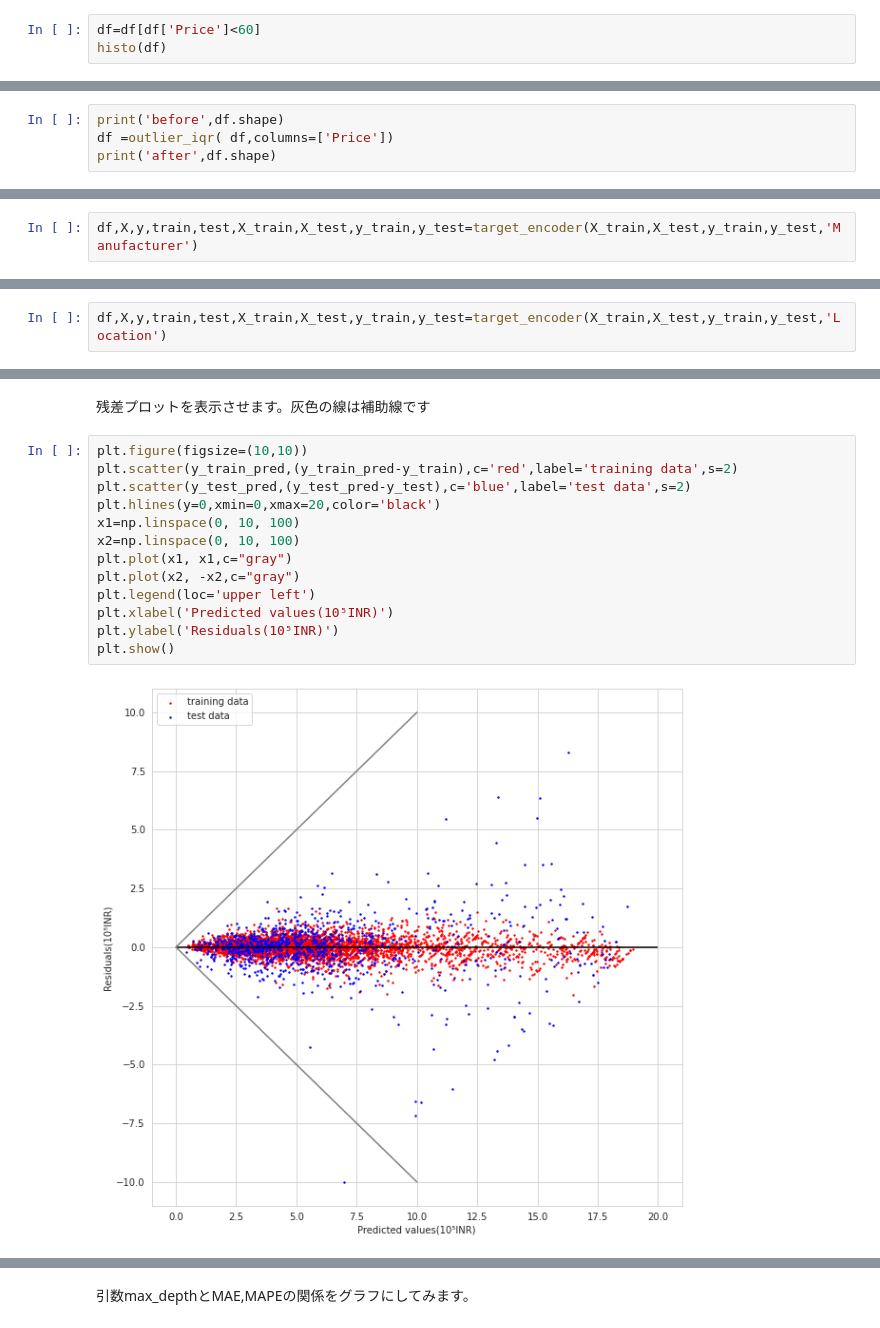
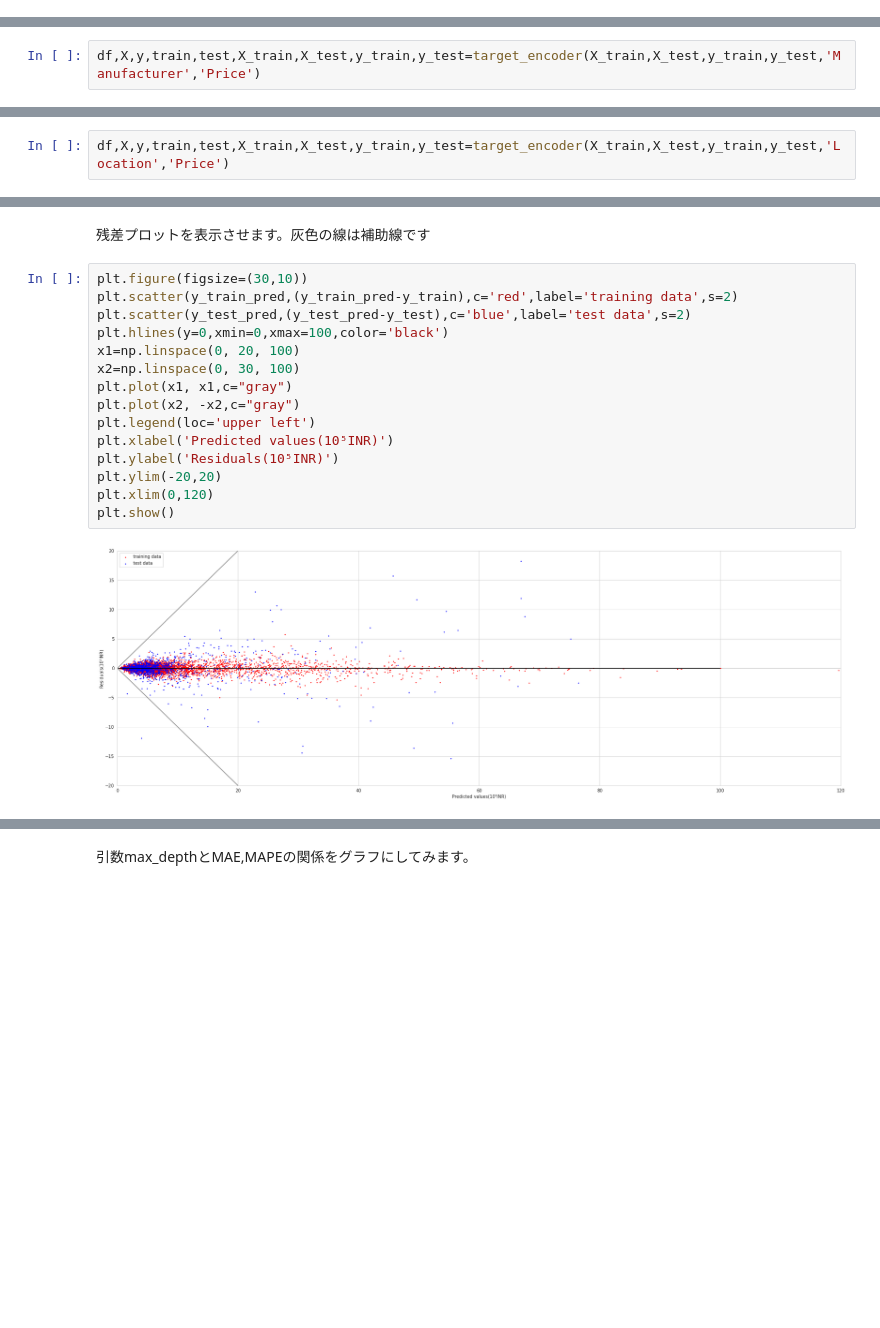
Before and after one commit to Kyotaro65/Used_Cars_Price_Prediction, a Jupyter notebook: Used_Cars_Price_Pred.ipynb, the cells around one changed output, grey strips where cells are left out. Saved outputs shown, nothing was run; the diff lists cells and outputs as text; blank space fills up the shorter version.

```diff
--- a/Used_Cars_Price_Pred.ipynb
+++ b/Used_Cars_Price_Pred.ipynb
@@ -1027,3 +1009,0 @@ def histo(df,col='Price',size=(12,8),bins=100):
-# %%
-df=df[df['Price']<60]
-histo(df)
@@ -1060,4 +1009,0 @@ def outlier_iqr(df,columns=None):
-# %%
-print('before',df.shape)
-df =outlier_iqr( df,columns=['Price'])
-print('after',df.shape)
@@ -1162,6 +1095,6 @@ def target_encoder(X_train,X_test,y_train,y_test,col,label='Price'):
 # %% [markdown]
 'Manufacturer','Location'のTarget Encodingを実行します。
 # %%
-df,X,y,train,test,X_train,X_test,y_train,y_test=target_encoder(X_train,X_test,y_train,y_test,'Manufacturer')
+df,X,y,train,test,X_train,X_test,y_train,y_test=target_encoder(X_train,X_test,y_train,y_test,'Manufacturer','Price')
 # %% [output]
 Manufacturer
@@ -1184,4 +1117,4 @@ Name: Price, dtype: float64
 # %%
-df,X,y,train,test,X_train,X_test,y_train,y_test=target_encoder(X_train,X_test,y_train,y_test,'Location')
+df,X,y,train,test,X_train,X_test,y_train,y_test=target_encoder(X_train,X_test,y_train,y_test,'Location','Price')
 # %% [output]
 Location
@@ -1321,17 +1231,19 @@ MAPEのほうは高級車を除外しなかった場合に比べて1ポイント
 # %% [markdown]
 残差プロットを表示させます。灰色の線は補助線です
 # %%
-plt.figure(figsize=(10,10))
+plt.figure(figsize=(30,10))
 plt.scatter(y_train_pred,(y_train_pred-y_train),c='red',label='training data',s=2)
 plt.scatter(y_test_pred,(y_test_pred-y_test),c='blue',label='test data',s=2)
-plt.hlines(y=0,xmin=0,xmax=20,color='black')
-x1=np.linspace(0, 10, 100)
-x2=np.linspace(0, 10, 100)
+plt.hlines(y=0,xmin=0,xmax=100,color='black')
+x1=np.linspace(0, 20, 100)
+x2=np.linspace(0, 30, 100)
 plt.plot(x1, x1,c="gray")
 plt.plot(x2, -x2,c="gray")
 plt.legend(loc='upper left')
 plt.xlabel('Predicted values(10⁵INR)')
 plt.ylabel('Residuals(10⁵INR)')
+plt.ylim(-20,20)
+plt.xlim(0,120)
 plt.show()
 # %% [output]
-[figure, old version]
+[figure, new version]
```
Also changed, not shown: parts of 56 cells of this notebook.
